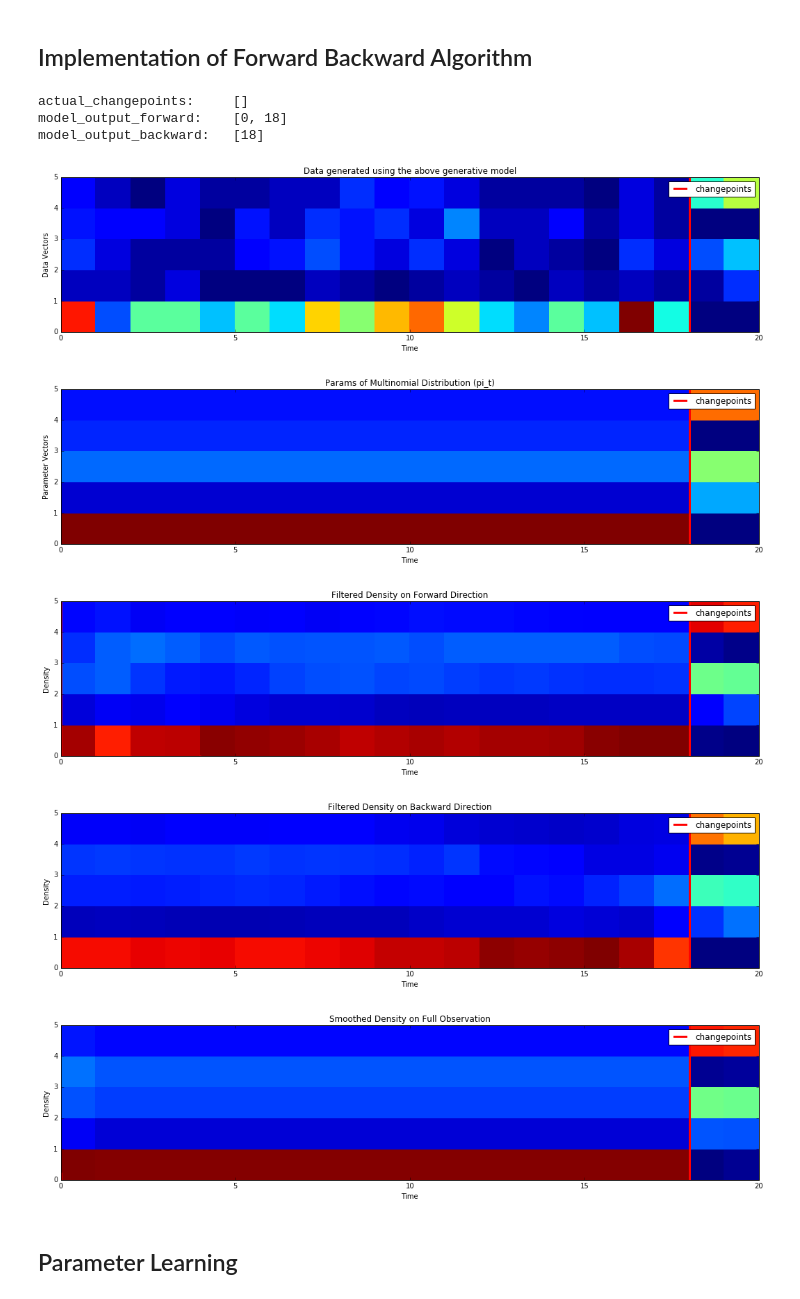
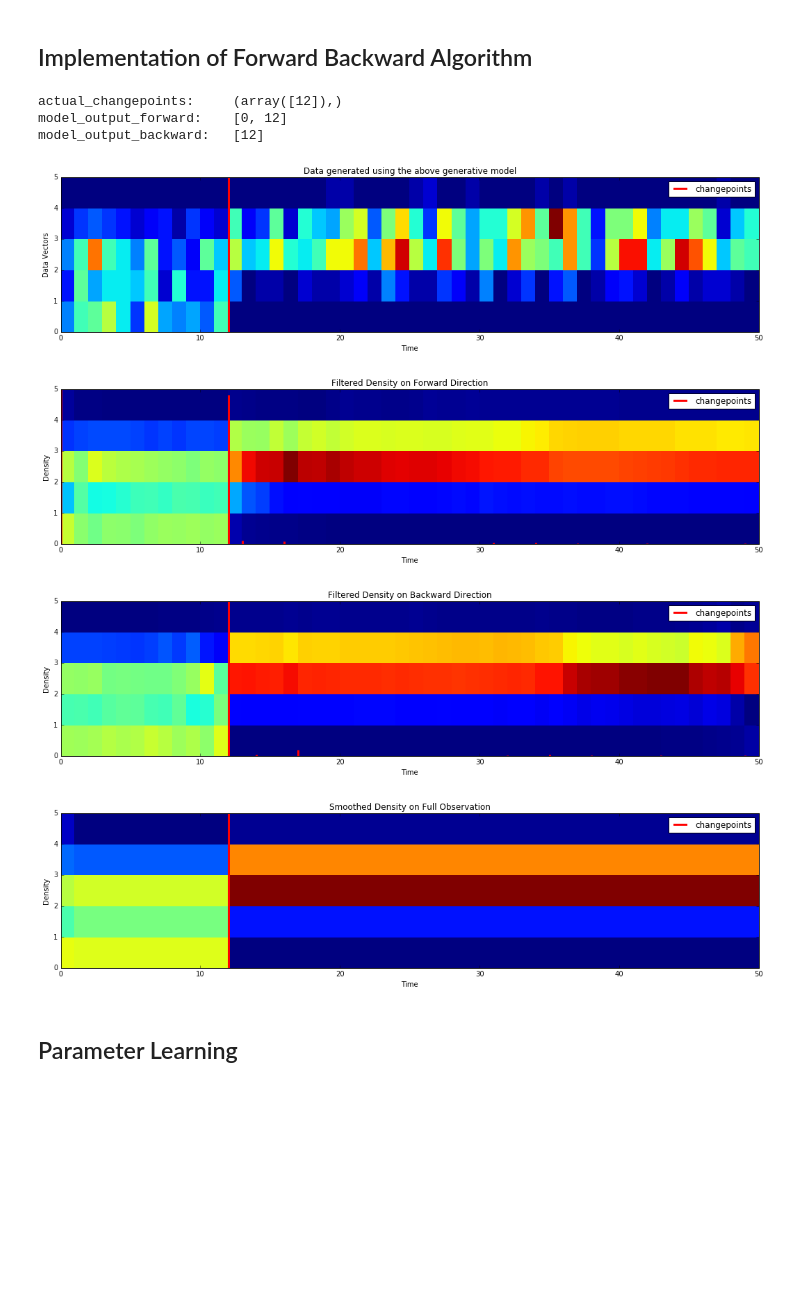
Before and after one commit to cagatayyildiz/bayesian, a Jupyter notebook: Bayesian_Change_Point_Model.ipynb, the cells around one changed output. Cells and saved outputs as stored; diff of their text form; code cells hidden in the pictures; blank space fills up the shorter version.

```diff
--- a/Bayesian_Change_Point_Model.ipynb
+++ b/Bayesian_Change_Point_Model.ipynb
@@ -512,21 +535,25 @@ class ForwardBackward:
         [alpha_predict, alpha_update, _, _] = self.forward(data)
         [beta_postdict, beta_update, _, _] = self.backward(data)
         T = data.shape[1];
+        mean = np.zeros((self.K,T))
         p_change = np.zeros(T)
-        mean = np.zeros((self.K,T))
+        smt_msgs = []
+
+        [mean_vec, cpp, _] = beta_postdict[-1].eval_mean_and_cpp()
+        mean[:,0] = mean_vec
+        smt_msgs.append(beta_postdict[-1])
+
+        for t in range(1,T-1,1):
+            mean_vec, cpp, smt_msg = self.model.multiply(alpha_update[t],beta_postdict[T-1-t])
+            mean[:,t] = mean_vec
+            p_change[t] = cpp
+            smt_msgs.append(smt_msg)
 
         [mean_vec, cpp, _] = alpha_update[-1].eval_mean_and_cpp()
         mean[:,-1] = mean_vec
-        p_change[-1] = cpp
-        [mean_vec, cpp, _] = beta_postdict[-1].eval_mean_and_cpp()
-        mean[:,0] = mean_vec
-        p_change[0] = cpp
+        smt_msgs.append(alpha_update[-1])
 
-        for t in range(1,T-1,1):
-            mean_vec, cpp = self.model.multiply(alpha_update[t],beta_postdict[T-1-t])
-            mean[:,t] = mean_vec
-            p_change[t] = cpp
-        return [mean, p_change]
+        return [mean, p_change, smt_msgs]
 
     @staticmethod
     def loglhood(c, a, data, L=0):
@@ -534,7 +561,7 @@ class ForwardBackward:
         fb = ForwardBackward(model, L=0, max_components=1000)
         [_, alpha_update, _, _] = fb.forward(data)
         norm_consts = [cmp.c for cmp in alpha_update[-1].components]
-        return norm_consts
+        return safe_log_sum_exp(norm_consts)
     '''
     def fixed_lag_smoothing(self,global_t,p_change,mean_main):
         window_len = np.minimum(self.L, self.t)
@@ -586,36 +613,39 @@ class ForwardBackward:
             min_part = min(no_ch_components,key=attrgetter('c'))
             msg.components.remove(min_part)
 # %%
-model = DirichletCPModel(r,np.random.random(K))
+T = 50
+K = 5
+[cps, pi_, data] = DirichletCPModel.gen_sequence(0.05, np.random.random(K), T=T)
+
+model = DirichletCPModel(c,np.random.random(K))
 fb = ForwardBackward(model,L=0)
 
 [alpha_predict, alpha_update, p_change_f, mean_f] = fb.forward(data)
 [beta_postdict, beta_update, p_change_b, mean_b] = fb.backward(data)
 
 model_output_forward = [i for i in range(T) if p_change_f[i]>0.5]
 model_output_backward = [i for i in range(T) if p_change_b[i]>0.5]
 
-print("actual_changepoints:\t {}".format(actual_changepoints))
+print("actual_changepoints:\t {}".format(np.where(cps==1)))
 print("model_output_forward:\t {}".format(model_output_forward))
 print("model_output_backward:\t {}".format(model_output_backward))
 
-plot_hist(data,ch,title="Data generated using the above generative model", xlabel="Time",ylabel="Data Vectors")
-plot_hist(pi_,ch,title="Params of Multinomial Distribution (pi_t)", xlabel="Time",ylabel="Parameter Vectors")
+plot_hist(data,cps,title="Data generated using the above generative model", xlabel="Time",ylabel="Data Vectors")
+# plot_hist(pi_,cps,title="Params of Multinomial Distribution (pi_t)", xlabel="Time",ylabel="Parameter Vectors")
 
 plot_hist(mean_f,p_change_f,title="Filtered Density on Forward Direction", xlabel="Time",ylabel="Density")
 plot_hist(mean_b,p_change_b,title="Filtered Density on Backward Direction", xlabel="Time",ylabel="Density")
 
-[mean, p_change] = fb.smoothing(data)
+[mean, p_change, smt_msgs] = fb.smoothing(data)
 plot_hist(mean,p_change,title="Smoothed Density on Full Observation", xlabel="Time",ylabel="Density")
 # %% [output]
-actual_changepoints:     []
-model_output_forward:    [0, 18]
-model_output_backward:   [18]
+actual_changepoints:     (array([12]),)
+model_output_forward:    [0, 12]
+model_output_backward:   [12]
-[figure, old version]
+[figure, new version]
-[figure, old version]
+[figure, new version]
-[figure, old version]
+[figure, new version]
-[figure, old version]
+[figure, new version]
-[figure, removed]
 # %% [markdown]
 ## Parameter Learning
 # %% [markdown]
```
Also changed, not shown: parts of 34 cells of this notebook, 3 other files.
